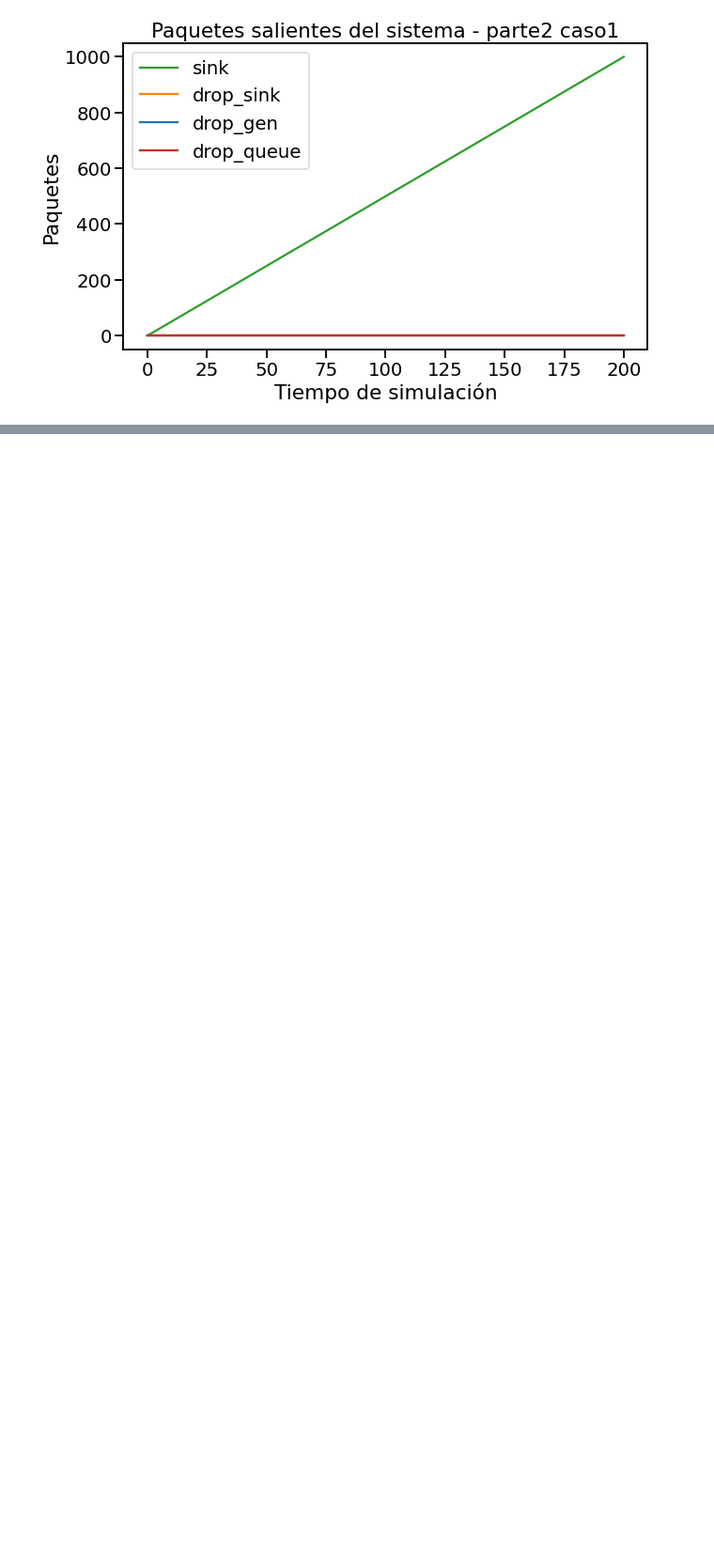
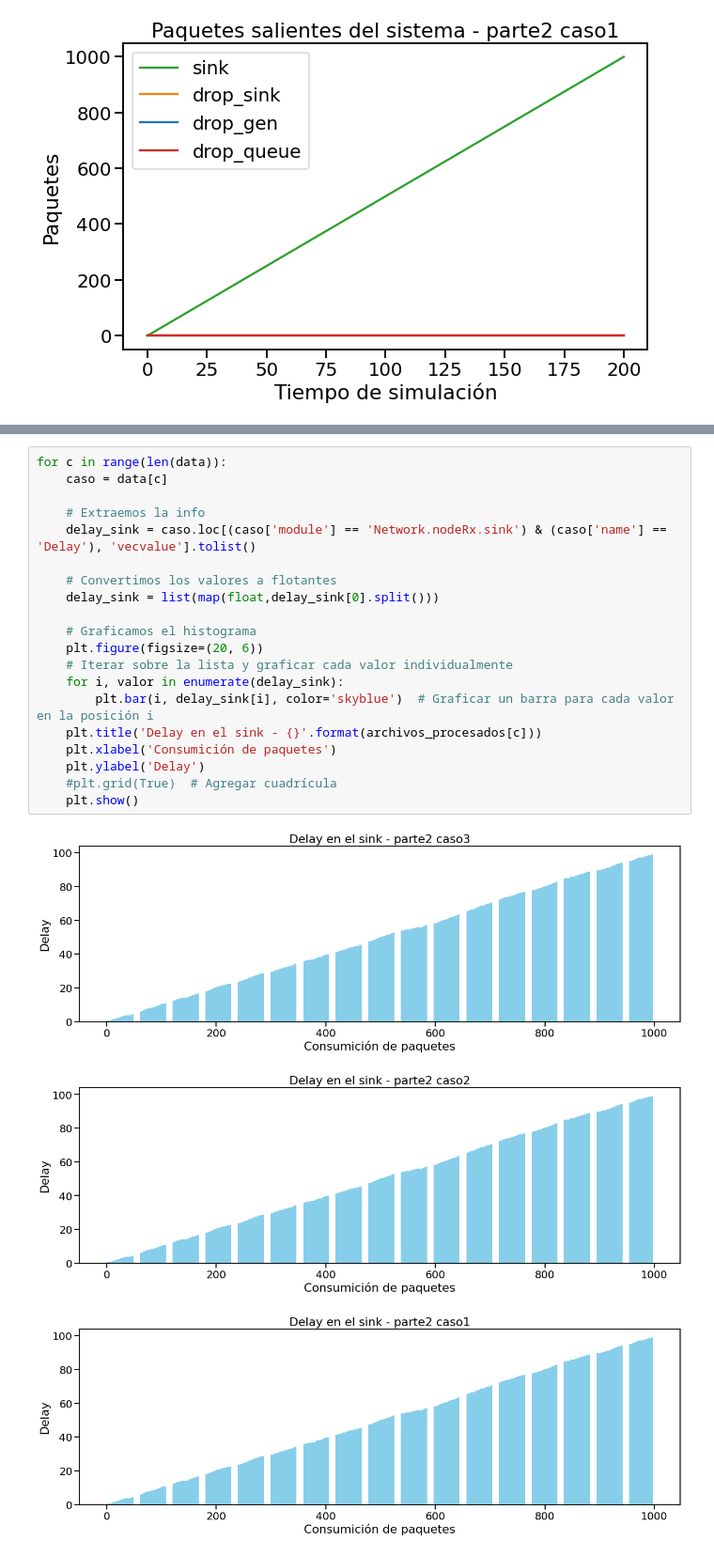
Before and after one commit to Kidmand/Redes-LAB-3, a Jupyter notebook: Notebook-results.ipynb, the cells around one changed output, grey strips where cells are left out. Shown at 94% size. Saved outputs shown, nothing was run; the diff lists cells and outputs as text; blank space fills up the shorter version.

Commit message:
feat: delay

```diff
--- a/Notebook-results.ipynb
+++ b/Notebook-results.ipynb
@@ -270,2 +255,26 @@ for c in range(len(data)):
+# %%
+for c in range(len(data)):
+    caso = data[c]
+
+    # Extraemos la info
+    delay_sink = caso.loc[(caso['module'] == 'Network.nodeRx.sink') & (caso['name'] == 'Delay'), 'vecvalue'].tolist()
+
+    # Convertimos los valores a flotantes
+    delay_sink = list(map(float,delay_sink[0].split()))
+
+    # Graficamos el histograma
+    plt.figure(figsize=(20, 6))
+    # Iterar sobre la lista y graficar cada valor individualmente
+    for i, valor in enumerate(delay_sink):
+        plt.bar(i, delay_sink[i], color='skyblue')  # Graficar un barra para cada valor en la posición i
+    plt.title('Delay en el sink - {}'.format(archivos_procesados[c]))
+    plt.xlabel('Consumición de paquetes')
+    plt.ylabel('Delay')
+    #plt.grid(True)  # Agregar cuadrícula
+    plt.show()
+# %% [output]
+[figure, added]
+[figure, added]
+[figure, added]
 # %% [markdown]
 ## Carga util vs carga recibida/ofrecida
```
Also changed, not shown: parts of 3 cells of this notebook.
